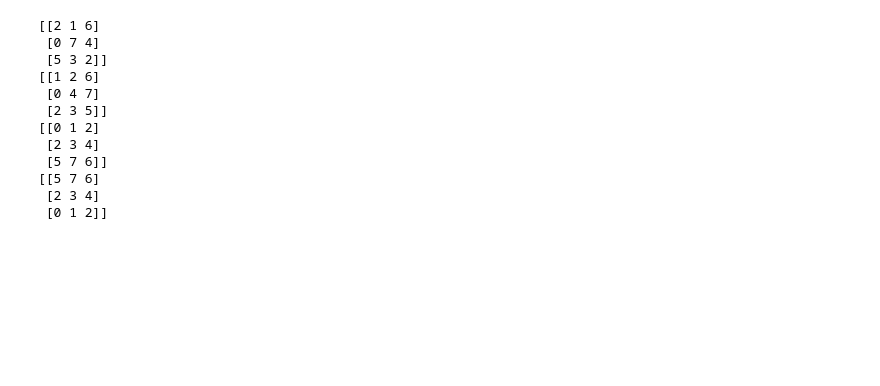
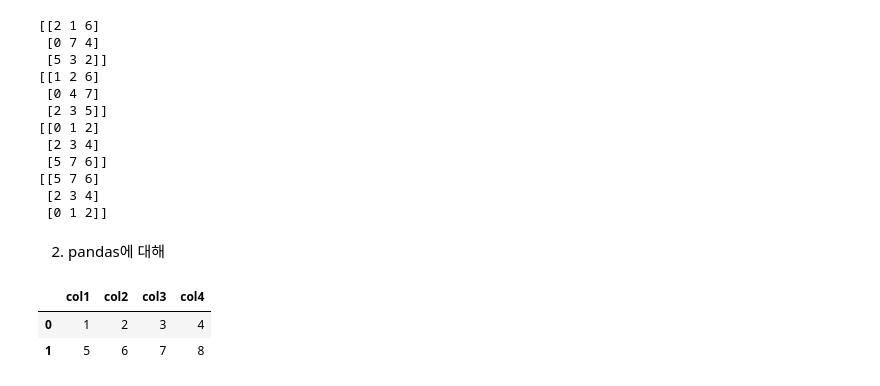
Before and after one commit to stbhg5/ComputerScience, a Jupyter notebook: python_ch11.ipynb, the cells around one changed output. Saved outputs shown, nothing was run; the diff lists cells and outputs as text; code cells hidden in the pictures; blank space fills up the shorter version.

```diff
--- a/python_ch11.ipynb
+++ b/python_ch11.ipynb
@@ -474,3 +474,13 @@ print(np.sort(x, axis = 0)[::-1]) # 상하 내림차순
 [[5 7 6]
  [2 3 4]
  [0 1 2]]
+# %% [markdown]
+2. pandas에 대해
+# %%
+import pandas as pd
+# 리스트 형식으로 생성
+pd.DataFrame([[1, 2, 3, 4], [5, 6, 7, 8]], columns = ['col1', 'col2', 'col3', 'col4'])
+# %% [output]
+|  | col1 | col2 | col3 | col4 |
+| 0 | 1 | 2 | 3 | 4 |
+| 1 | 5 | 6 | 7 | 8 |
```
Also changed, not shown: parts of 34 cells of this notebook.
